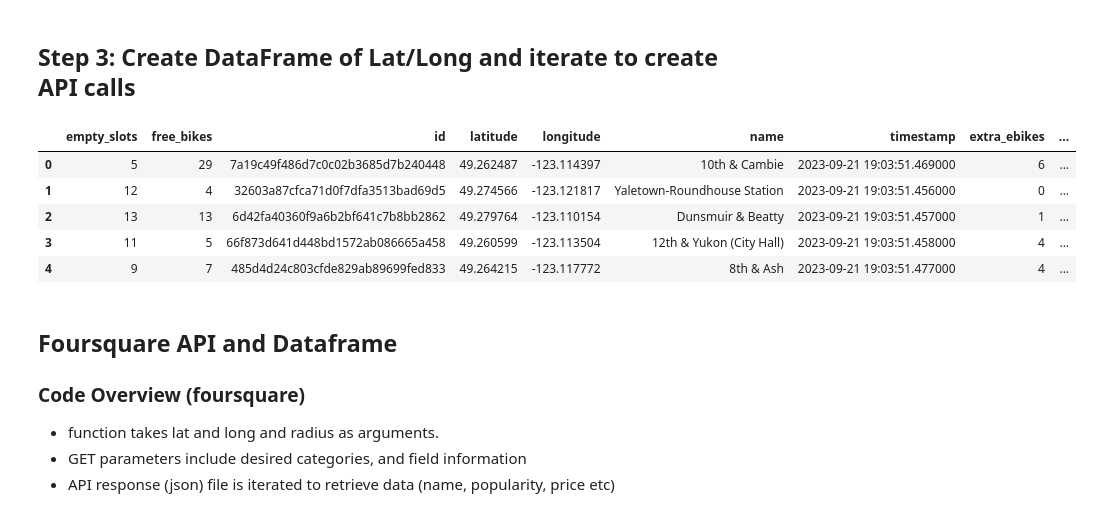
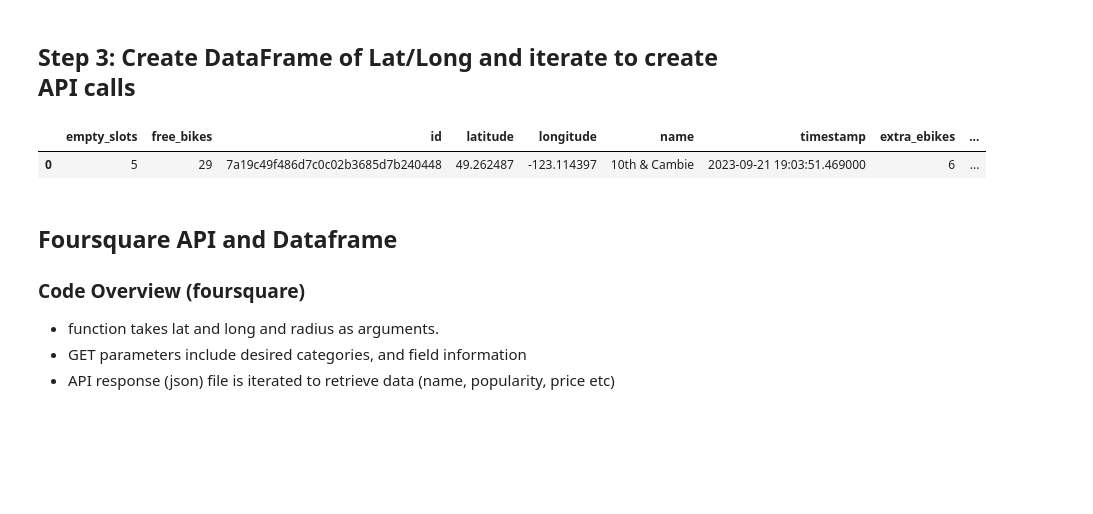
Before and after one commit to j-lepard/LHL-Statistics, a Jupyter notebook: notebooks/yelp_foursquare_EDA.ipynb, the cells around one changed output. Cells and saved outputs as stored; diff of their text form; code cells hidden in the pictures; blank space fills up the shorter version.

```diff
--- a/notebooks/yelp_foursquare_EDA.ipynb
+++ b/notebooks/yelp_foursquare_EDA.ipynb
@@ -53,17 +53,13 @@ SET lat_long = (select concat(latitude,',',longitude));'''
 # %%
 import pandas as pd
 
 data = pd.read_csv('../data/city_bikes.csv')
 vancouver_stations = pd.DataFrame(data)
-vancouver_stations_TEST= vancouver_stations.head(5)
+vancouver_stations_TEST= vancouver_stations.head(1)
 vancouver_stations_TEST
 # %% [output]
 |  | empty_slots | free_bikes | id | latitude | longitude | name | timestamp | extra_ebikes | ... |
 | 0 | 5 | 29 | 7a19c49f486d7c0c02b3685d7b240448 | 49.262487 | -123.114397 | 10th & Cambie | 2023-09-21 19:03:51.469000 | 6 | ... |
-| 1 | 12 | 4 | 32603a87cfca71d0f7dfa3513bad69d5 | 49.274566 | -123.121817 | Yaletown-Roundhouse Station | 2023-09-21 19:03:51.456000 | 0 | ... |
-| 2 | 13 | 13 | 6d42fa40360f9a6b2bf641c7b8bb2862 | 49.279764 | -123.110154 | Dunsmuir & Beatty | 2023-09-21 19:03:51.457000 | 1 | ... |
-| 3 | 11 | 5 | 66f873d641d448bd1572ab086665a458 | 49.260599 | -123.113504 | 12th & Yukon (City Hall) | 2023-09-21 19:03:51.458000 | 4 | ... |
-| 4 | 9 | 7 | 485d4d24c803cfde829ab89699fed833 | 49.264215 | -123.117772 | 8th & Ash | 2023-09-21 19:03:51.477000 | 4 | ... |
 # %% [markdown]
 ## Foursquare API and Dataframe
 ### Code Overview (foursquare)
```
Also changed, not shown: parts of 4 cells of this notebook.
